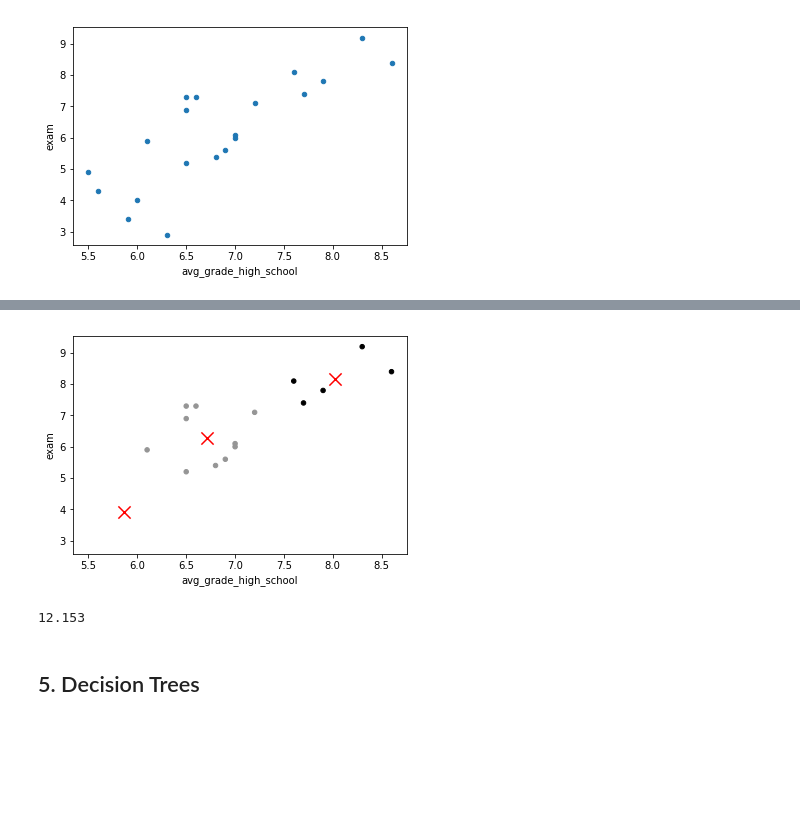
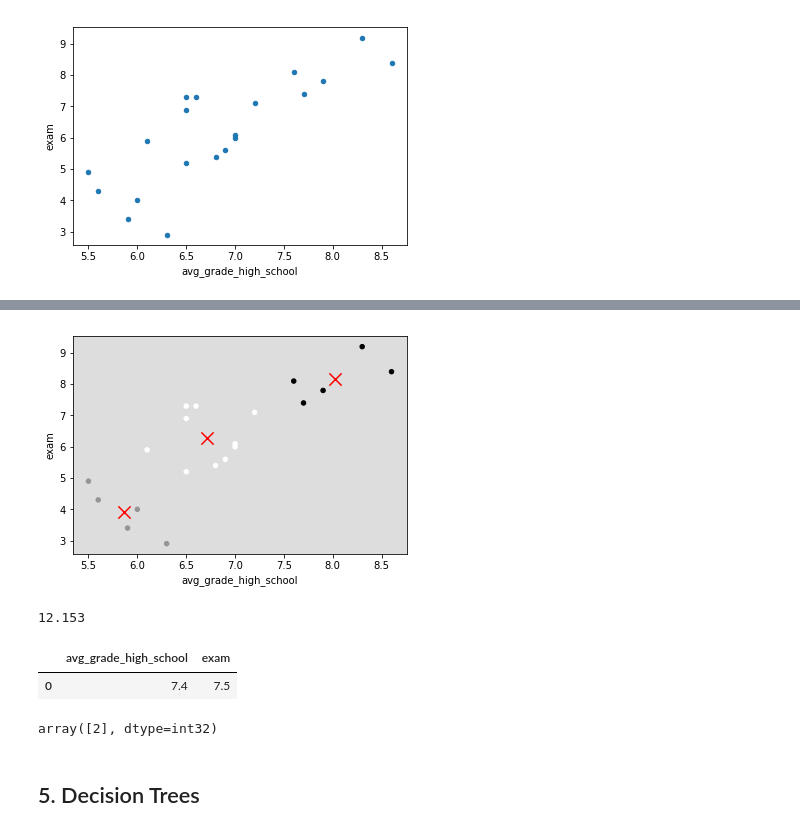
Before and after one commit to RoyKlaasseBos/Data-Analytics-for-Engineers, a Jupyter notebook: Week_3a.ipynb, the cells around one changed output, grey strips where cells are left out. Drawn from its saved outputs; the diff is of its cells as text; code cells hidden in the pictures; blank space fills up the shorter version.

```diff
--- a/Week_3a_students.ipynb
+++ b/Week_3a.ipynb
@@ -231,10 +261,12 @@ centers
 | 2 | 8.02 | 8.18 |
 # %%
 # plot data points and centroids
-ax = student_grades.plot(kind='scatter', x='avg_grade_high_school', y='exam', c=km.labels_);
+ax = plt.gca()
+ax.set_facecolor('#dddddd') # grey color
+student_grades.plot(kind='scatter', x='avg_grade_high_school', y='exam', c=km.labels_, ax=ax);
 centers.plot(kind='scatter', x='avg_grade_high_school', y='exam', marker='x', s=150, c='red', ax=ax);
 # %% [output]
-[figure, old version]
+[figure, new version]
 # %%
 # total within cluster distance?
 print(km.inertia_)
@@ -245,6 +277,15 @@ print(km.inertia_)
 # %%
 # say that someone got an average high school grade of 7.4 and an exam grade of 7.5.
 # To which cluster will this new point belong?
+X_test = pd.DataFrame([[7.4, 7.5]], columns=['avg_grade_high_school', 'exam'])
+X_test
+# %% [output]
+|  | avg_grade_high_school | exam |
+| 0 | 7.4 | 7.5 |
+# %%
+km.predict(X_test) # so is that the white, gray or black cluster?
+# %% [output]
+array([2], dtype=int32)
 # %%
 # BONUS-QUESTION: Would scaling be necessary in this case? Why?
 # %% [markdown]
```
Also changed, not shown: parts of 15 cells of this notebook.
